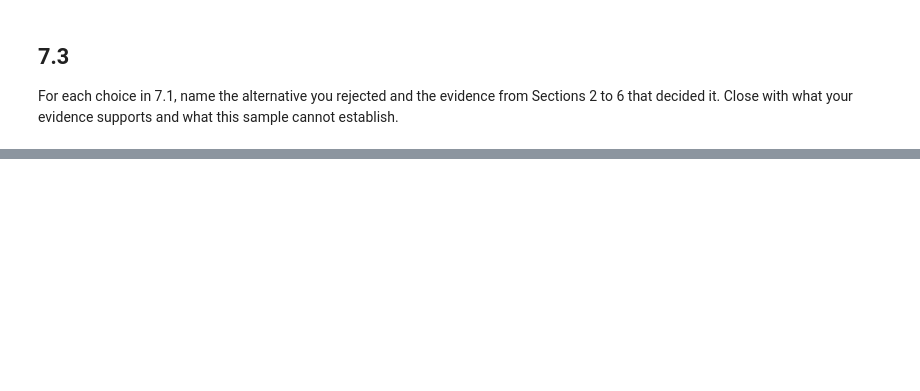
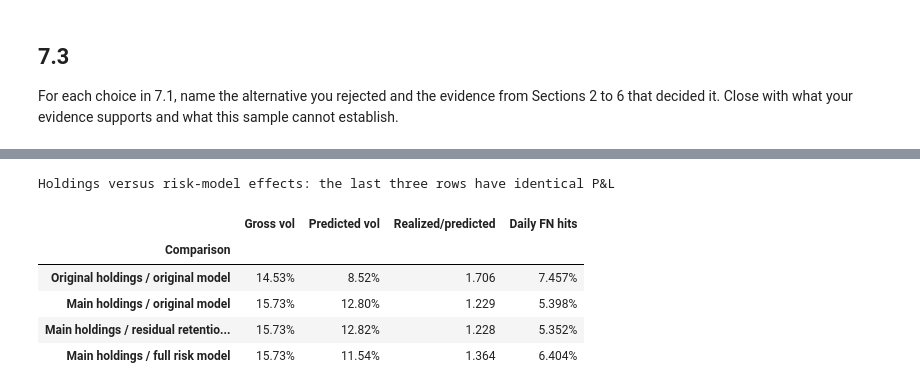
Before and after one commit to psonhoang/finm36700-hw-group-3c, a Jupyter notebook: Midterm_Project/Project_notebook.ipynb, the cells around one changed output, grey strips where cells are left out. Saved outputs shown, nothing was run; the diff lists cells and outputs as text; code cells hidden in the pictures; blank space fills up the shorter version.

```diff
--- a/Midterm_Project/Project_notebook.ipynb
+++ b/Midterm_Project/Project_notebook.ipynb
@@ -1468,0 +1760,25 @@ For each choice in 7.1, name the alternative you rejected and the evidence from
+# %%
+# Keep realized returns fixed in the last three rows; only the risk forecast changes.
+attribution_rows = []
+for label, prediction, method, row_name in [
+    (BASE, 'predicted', 'Factor normal', 'Original holdings / original model'),
+    (MAIN, 'reference_predicted', 'Factor normal (diagonal)', 'Main holdings / original model'),
+    (MAIN, 'static_predicted', 'Static factor normal', 'Main holdings / residual retention only'),
+    (MAIN, 'predicted', 'Factor normal', 'Main holdings / full risk model')]:
+    book = final_books[label]
+    realized = evaluation.loc[label, 'Gross vol']
+    forecast = book[prediction].mean()
+    attribution_rows.append((row_name, realized, forecast, realized/forecast,
+                             full_hits.loc[(label, method), 'Breach rate']))
+attribution = pd.DataFrame(attribution_rows, columns=['Comparison', 'Gross vol', 'Predicted vol',
+                                                      'Realized/predicted', 'Daily FN hits']).set_index('Comparison')
+show_table(attribution, {'Gross vol': '{:.2%}', 'Predicted vol': '{:.2%}', 'Realized/predicted': '{:.3f}',
+                        'Daily FN hits': '{:.3%}'}, 'Holdings versus risk-model effects: the last three rows have identical P&L')
+# %% [output]
+Holdings versus risk-model effects: the last three rows have identical P&L
+|  | Gross vol | Predicted vol | Realized/predicted | Daily FN hits |
+| Comparison |  |  |  |  |
+| Original holdings / original model | 14.53% | 8.52% | 1.706 | 7.457% |
+| Main holdings / original model | 15.73% | 12.80% | 1.229 | 5.398% |
+| Main holdings / residual retentio... | 15.73% | 12.82% | 1.228 | 5.352% |
+| Main holdings / full risk model | 15.73% | 11.54% | 1.364 | 6.404% |
```
Also changed, not shown: parts of 28 cells of this notebook.
